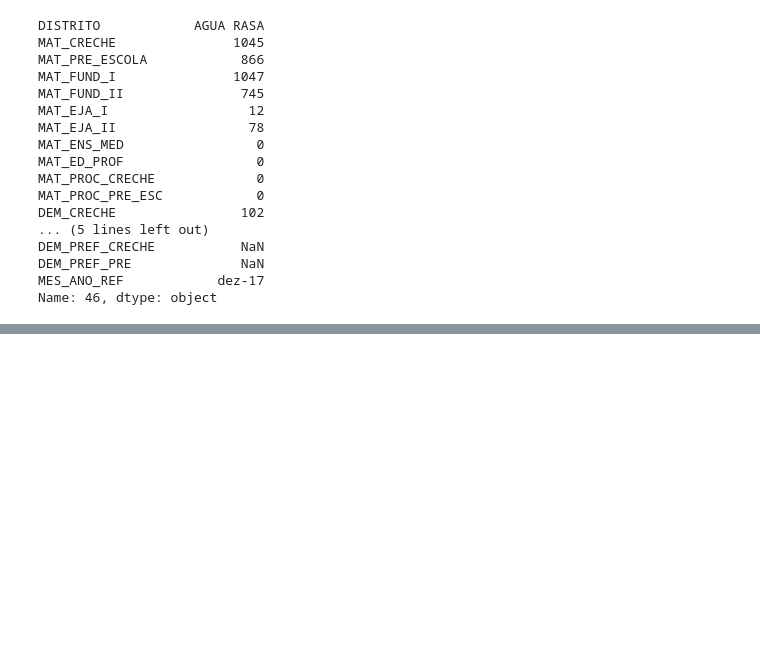
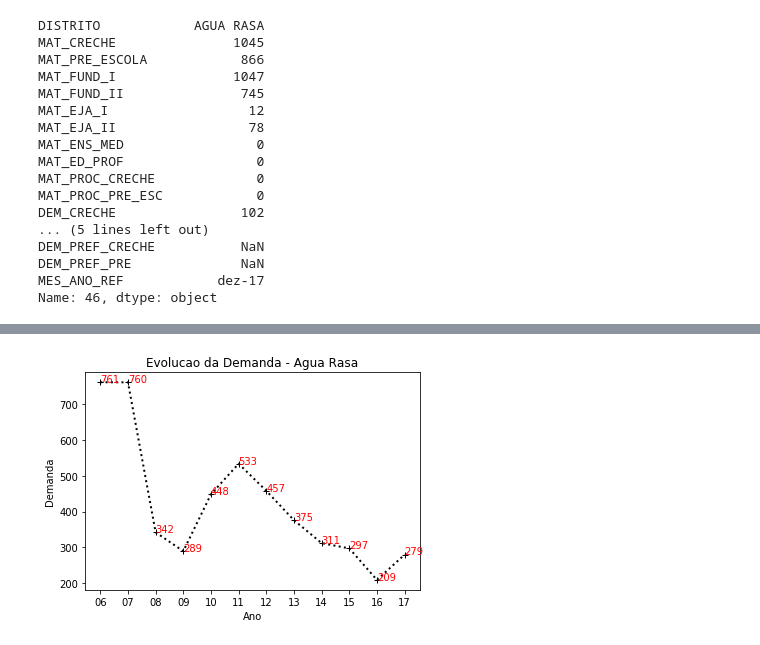
Before and after one commit to yambanis/MAC213, a Jupyter notebook: Python/Tutorial.ipynb, the cells around one changed output, grey strips where cells are left out. Cells and saved outputs as stored; diff of their text form; code cells hidden in the pictures; blank space fills up the shorter version.

```diff
--- a/Python/Tutorial.ipynb
+++ b/Python/Tutorial.ipynb
@@ -576,0 +722,14 @@ plt.show()
+# %%
+fig, ax = plt.subplots()
+
+ax.set_ylabel('Demanda')
+ax.set_xlabel('Ano')
+ax.set_title('Evolucao da Demanda - Agua Rasa')
+line, = ax.plot(aguaRasaAno)
+plt.setp(line, color='black', linewidth=2.0, ls = ':', marker = '+')
+for i,j in zip(aguaRasaAno.index.values,list(aguaRasaAno['Demanda'])):
+    ax.annotate(str(int(j)),xy=(i, j), color = 'r')
+
+plt.savefig('Exemplos/Evolucao da Demanda - Agua Rasa 3', dpi = 300)
+# %% [output]
+[figure, added]
```
Also changed, not shown: parts of 21 cells of this notebook, 3 other files.
